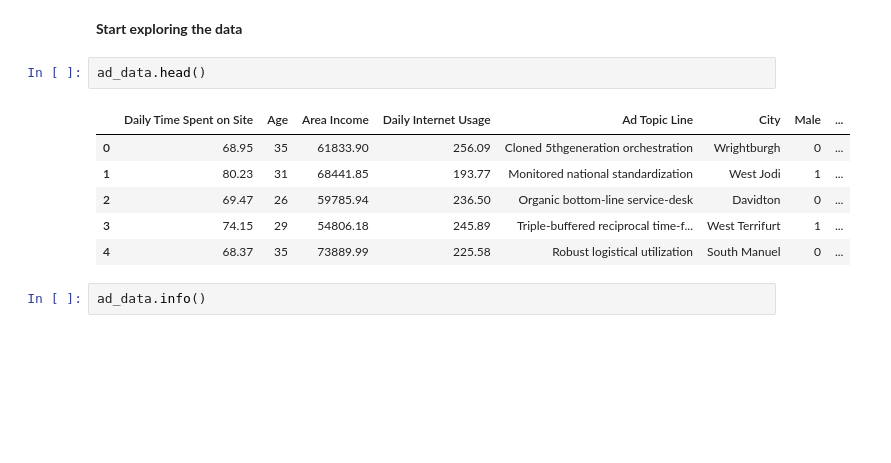
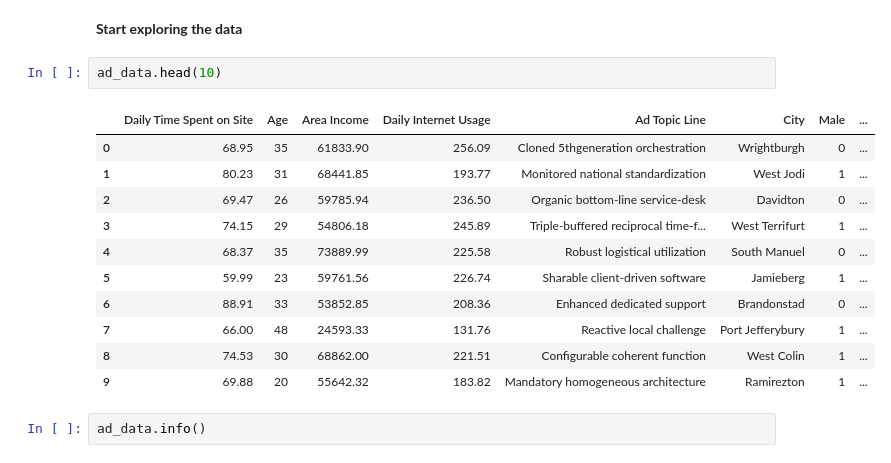
Before and after one commit to sbazmi90/Machine_Learning_Projects, a Jupyter notebook: Logistic_Regression/Project_2/Project_2.ipynb, the cells around one changed output. Drawn from its saved outputs; the diff is of its cells as text; blank space fills up the shorter version.

```diff
--- a/Logistic_Regression/Project_2/Project_2.ipynb
+++ b/Logistic_Regression/Project_2/Project_2.ipynb
@@ -43,14 +43,19 @@ ad_data = pd.read_csv('advertising.csv')
 # %% [markdown]
 **Start exploring the data**
 # %%
-ad_data.head()
+ad_data.head(10)
 # %% [output]
 |  | Daily Time Spent on Site | Age | Area Income | Daily Internet Usage | Ad Topic Line | City | Male | ... |
 | 0 | 68.95 | 35 | 61833.90 | 256.09 | Cloned 5thgeneration orchestration | Wrightburgh | 0 | ... |
 | 1 | 80.23 | 31 | 68441.85 | 193.77 | Monitored national standardization | West Jodi | 1 | ... |
 | 2 | 69.47 | 26 | 59785.94 | 236.50 | Organic bottom-line service-desk | Davidton | 0 | ... |
 | 3 | 74.15 | 29 | 54806.18 | 245.89 | Triple-buffered reciprocal time-f... | West Terrifurt | 1 | ... |
 | 4 | 68.37 | 35 | 73889.99 | 225.58 | Robust logistical utilization | South Manuel | 0 | ... |
+| 5 | 59.99 | 23 | 59761.56 | 226.74 | Sharable client-driven software | Jamieberg | 1 | ... |
+| 6 | 88.91 | 33 | 53852.85 | 208.36 | Enhanced dedicated support | Brandonstad | 0 | ... |
+| 7 | 66.00 | 48 | 24593.33 | 131.76 | Reactive local challenge | Port Jefferybury | 1 | ... |
+| 8 | 74.53 | 30 | 68862.00 | 221.51 | Configurable coherent function | West Colin | 1 | ... |
+| 9 | 69.88 | 20 | 55642.32 | 183.82 | Mandatory homogeneous architecture | Ramirezton | 1 | ... |
 # %%
 ad_data.info()
 # %% [output]
```
Also changed, not shown: 1 other file.
